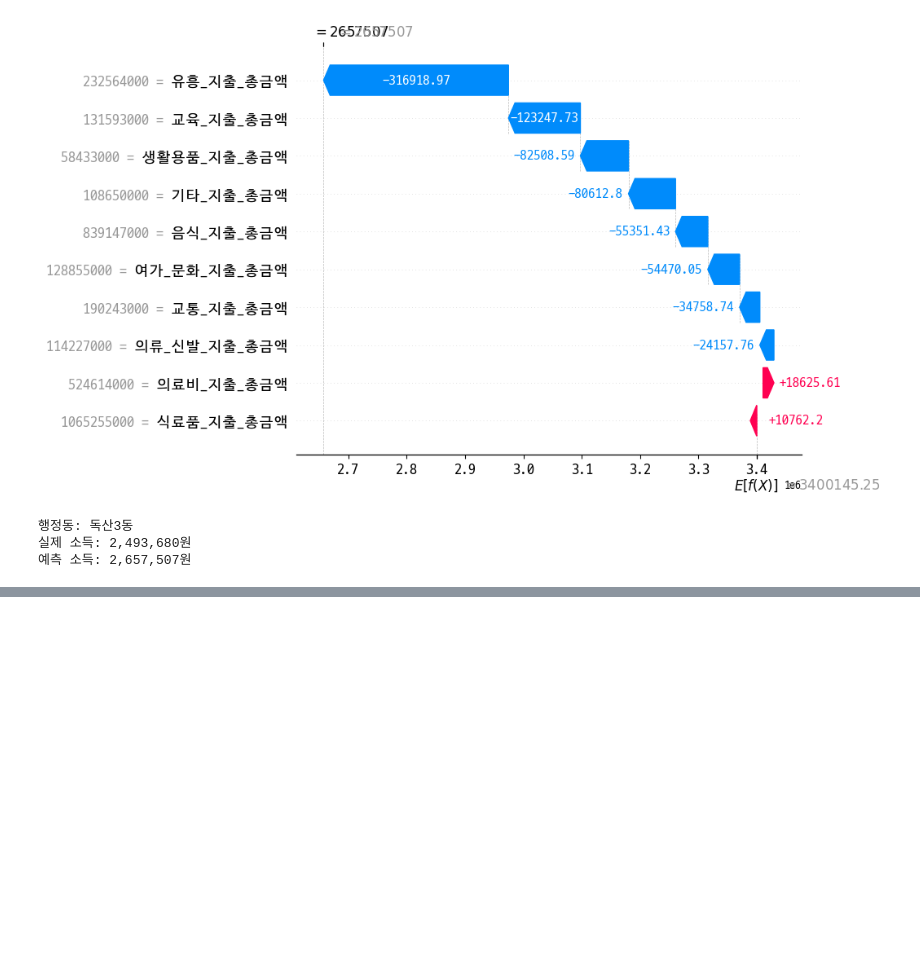
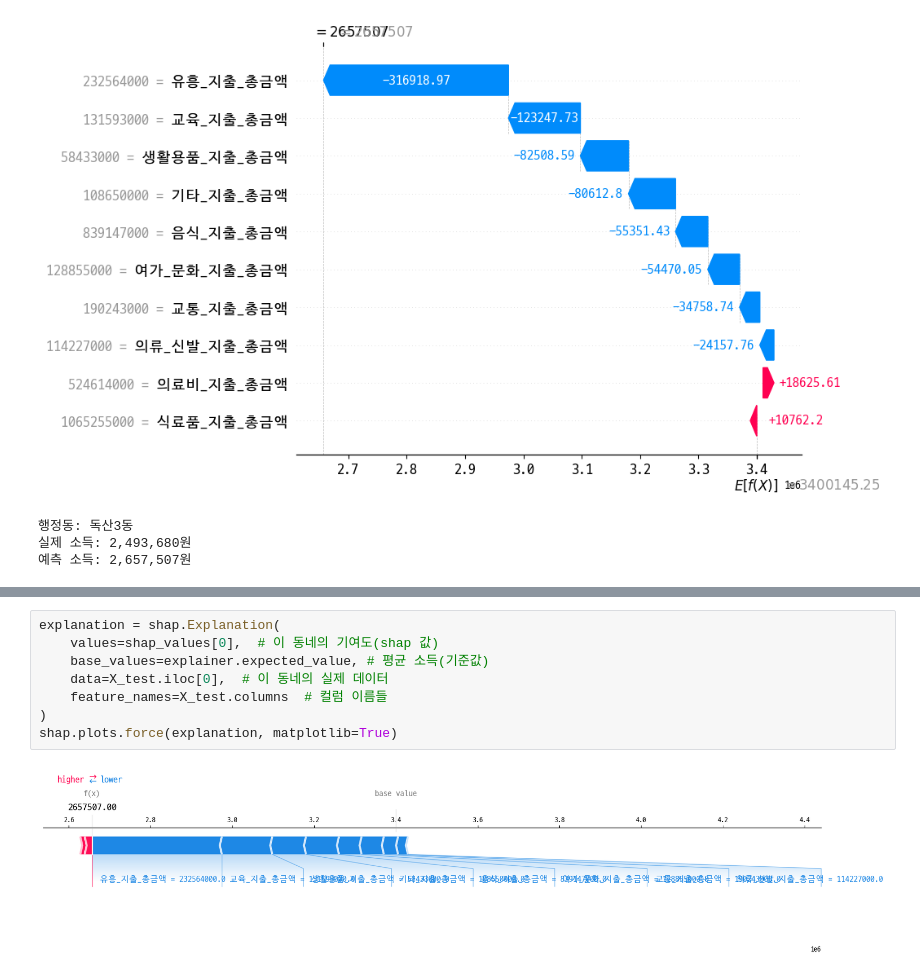
Before and after one commit to kwsahe/Ecommerce-Data-Analysis-Practice, a Jupyter notebook: 03_Modeling/Day12_XAI_SHAP.ipynb, the cells around one changed output, grey strips where cells are left out. Cells and saved outputs as stored; diff of their text form; blank space fills up the shorter version.

```diff
--- a/03_Modeling/Day12_XAI_SHAP.ipynb
+++ b/03_Modeling/Day12_XAI_SHAP.ipynb
@@ -222,0 +220,10 @@ else:
+# %%
+explanation = shap.Explanation(
+    values=shap_values[0],  # 이 동네의 기여도(shap 값)
+    base_values=explainer.expected_value, # 평균 소득(기준값)
+    data=X_test.iloc[0],  # 이 동네의 실제 데이터
+    feature_names=X_test.columns  # 컬럼 이름들
+)
+shap.plots.force(explanation, matplotlib=True)
+# %% [output]
+[figure, added]
```
Also changed, not shown: parts of 5 cells of this notebook, 2 other files.
